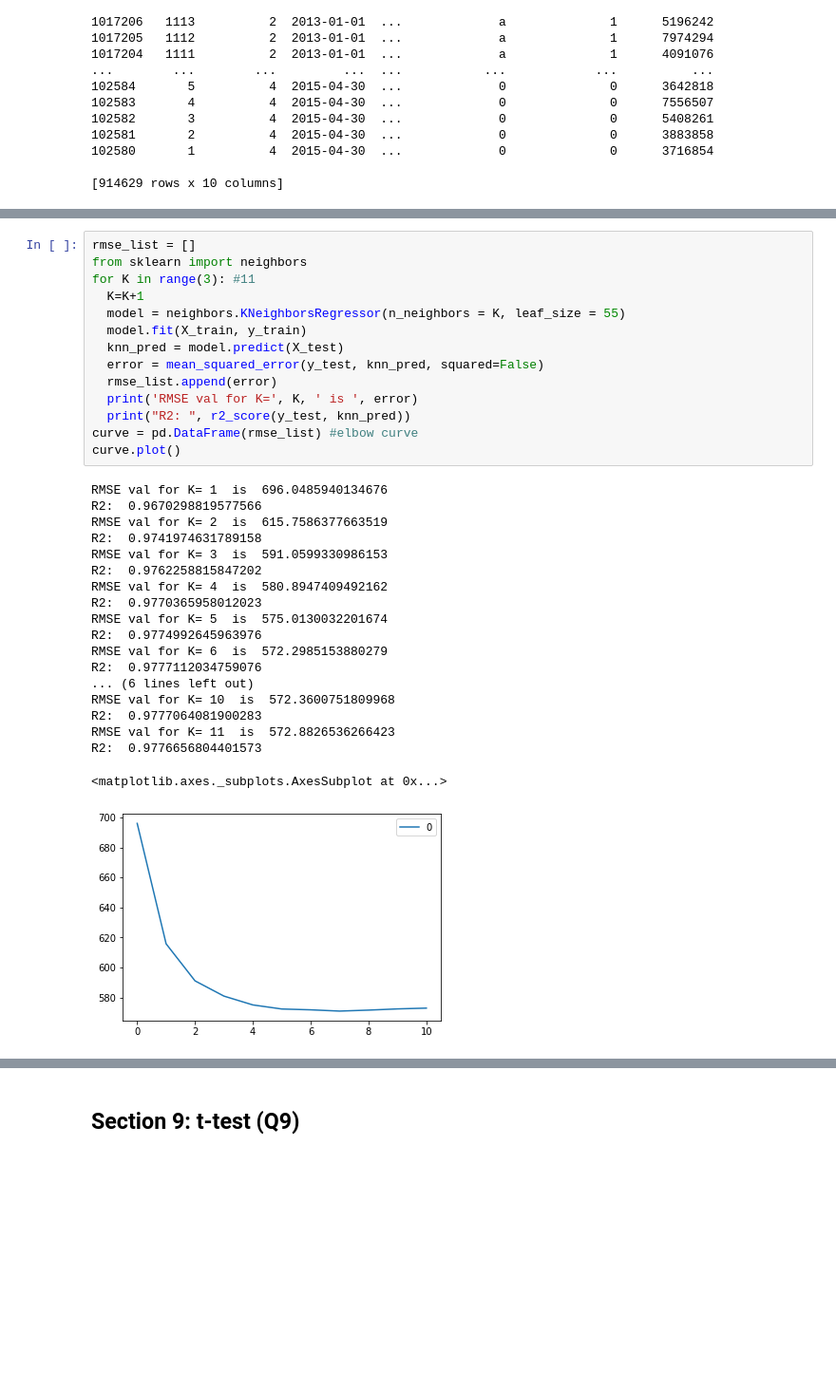
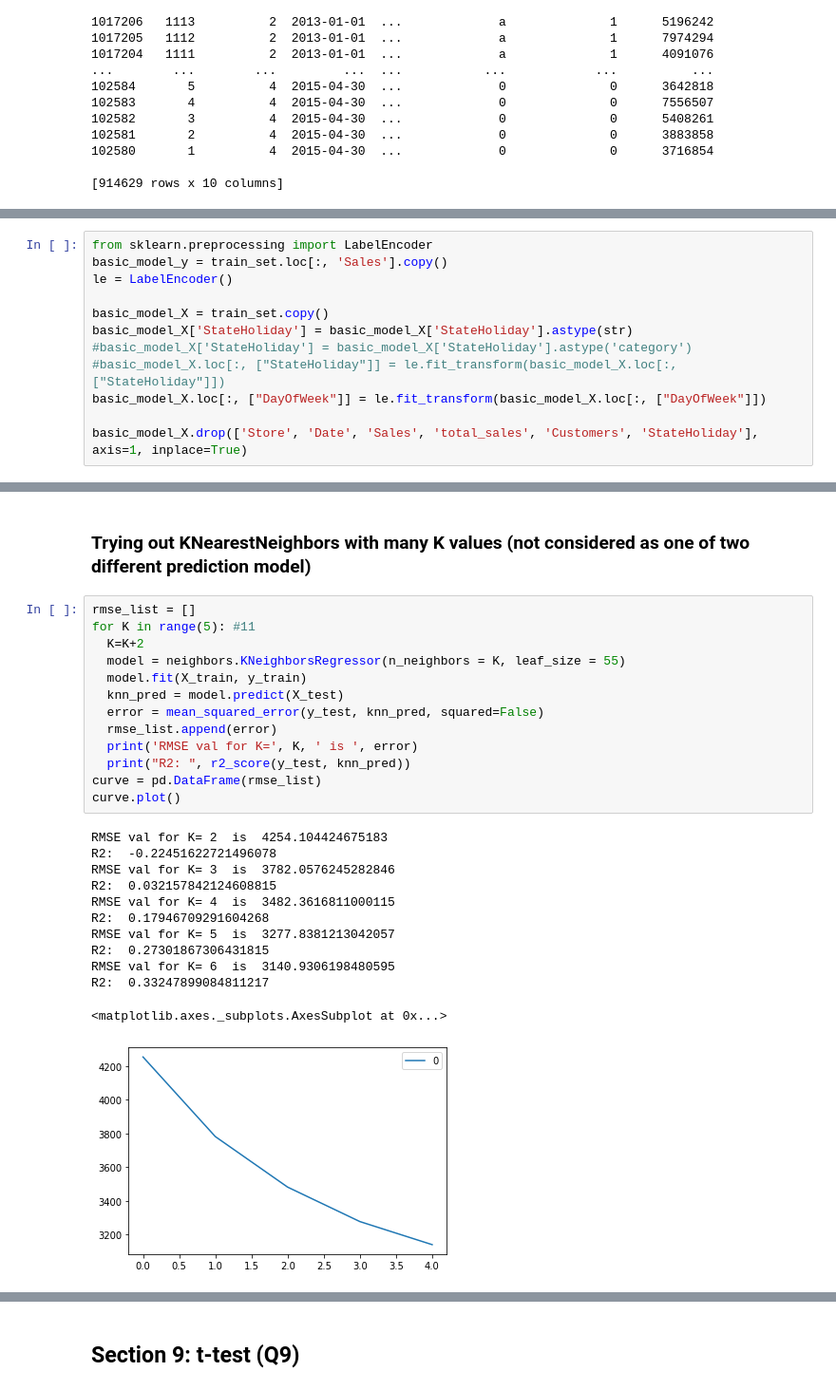
Before and after one commit to babuaravind/Rossman-Store-Sales, a Jupyter notebook: Babu_Aravind_Sivamani_cse519_hw3_bond_james_123456789.ipynb, the cells around one changed output, grey strips where cells are left out. Shown at 95% size. Cells and saved outputs as stored; diff of their text form; blank space fills up the shorter version.

```diff
--- a/Babu_Aravind_Sivamani_cse519_hw3_bond_james_123456789.ipynb
+++ b/Babu_Aravind_Sivamani_cse519_hw3_bond_james_123456789.ipynb
@@ -752,0 +800,12 @@ print(train_set)
+# %%
+from sklearn.preprocessing import LabelEncoder
+basic_model_y = train_set.loc[:, 'Sales'].copy()
+le = LabelEncoder()
+
+basic_model_X = train_set.copy()
+basic_model_X['StateHoliday'] = basic_model_X['StateHoliday'].astype(str)
+#basic_model_X['StateHoliday'] = basic_model_X['StateHoliday'].astype('category')
+#basic_model_X.loc[:, ["StateHoliday"]] = le.fit_transform(basic_model_X.loc[:, ["StateHoliday"]])
+basic_model_X.loc[:, ["DayOfWeek"]] = le.fit_transform(basic_model_X.loc[:, ["DayOfWeek"]])
+
+basic_model_X.drop(['Store', 'Date', 'Sales', 'total_sales', 'Customers', 'StateHoliday'], axis=1, inplace=True)
@@ -778,34 +840,28 @@ R2:  0.8711173489225112
+# %% [markdown]
+### Trying out KNearestNeighbors with many K values (not considered as one of two different prediction model)
 # %%
 rmse_list = []
-from sklearn import neighbors
-for K in range(3): #11
-  K=K+1
+for K in range(5): #11
+  K=K+2
   model = neighbors.KNeighborsRegressor(n_neighbors = K, leaf_size = 55)
   model.fit(X_train, y_train)
   knn_pred = model.predict(X_test)
   error = mean_squared_error(y_test, knn_pred, squared=False)
   rmse_list.append(error)
   print('RMSE val for K=', K, ' is ', error)
   print("R2: ", r2_score(y_test, knn_pred))
-curve = pd.DataFrame(rmse_list) #elbow curve
+curve = pd.DataFrame(rmse_list)
 curve.plot()
 # %% [output]
-RMSE val for K= 1  is  696.0485940134676
-R2:  0.9670298819577566
-RMSE val for K= 2  is  615.7586377663519
-R2:  0.9741974631789158
-RMSE val for K= 3  is  591.0599330986153
-R2:  0.9762258815847202
-RMSE val for K= 4  is  580.8947409492162
-R2:  0.9770365958012023
-RMSE val for K= 5  is  575.0130032201674
-R2:  0.9774992645963976
-RMSE val for K= 6  is  572.2985153880279
-R2:  0.9777112034759076
-... (6 lines left out)
-RMSE val for K= 10  is  572.3600751809968
-R2:  0.9777064081900283
-RMSE val for K= 11  is  572.8826536266423
-R2:  0.9776656804401573
+RMSE val for K= 2  is  4254.104424675183
+R2:  -0.22451622721496078
+RMSE val for K= 3  is  3782.0576245282846
+R2:  0.032157842124608815
+RMSE val for K= 4  is  3482.3616811000115
+R2:  0.17946709291604268
+RMSE val for K= 5  is  3277.8381213042057
+R2:  0.27301867306431815
+RMSE val for K= 6  is  3140.9306198480595
+R2:  0.33247899084811217
 <matplotlib.axes._subplots.AxesSubplot at 0x...>
-[figure, old version]
+[figure, new version]
```
Also changed, not shown: parts of 65 cells of this notebook.
